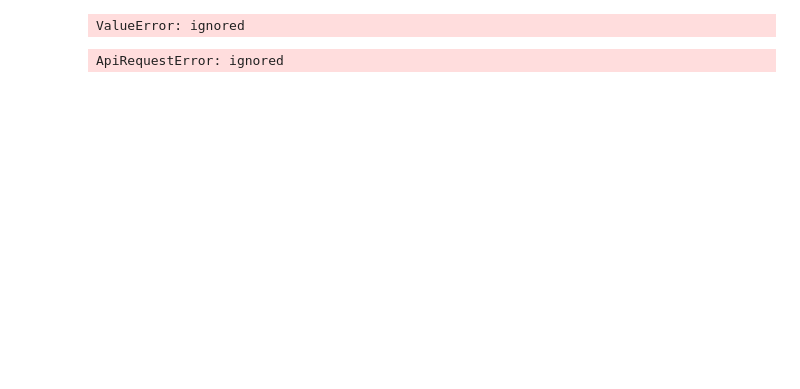
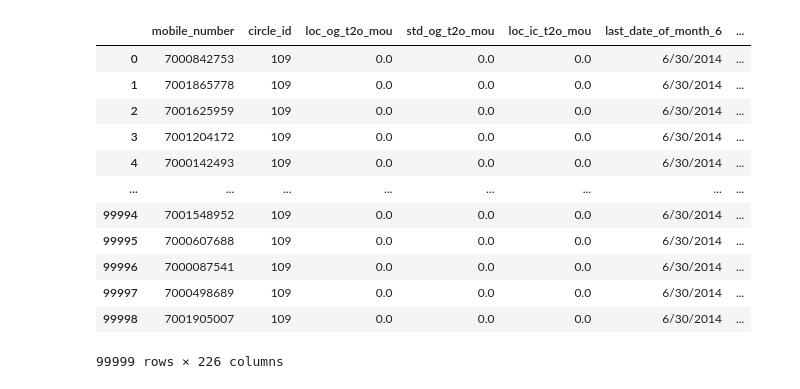
Before and after one commit to CatchGem/Telecom-Churn, a Jupyter notebook: Telecum_Churn_Case_study.ipynb, the cells around one changed output. Drawn from its saved outputs; the diff is of its cells as text; code cells hidden in the pictures; blank space fills up the shorter version.

```diff
--- a/Telecum_Churn_Case_study.ipynb
+++ b/Telecum_Churn_Case_study.ipynb
@@ -23,13 +12,0 @@ drive = GoogleDrive(gauth)
-# %%
-link='https://drive.google.com/file/d/1TaR2fWc2lfej--UjvkQlMhv7RATnWftM/view?usp=sharing'
-fluff, id = '1TaR2fWc2lfej--UjvkQlMhv7RATnWftM'
-print (id)
-# %% [output]
-ValueError: ignored
-# %%
-downloaded = drive.CreateFile({'id':id})
-downloaded.GetContentFile('Filename.csv')
-df3 = pd.read_csv('Filename.csv')
-# Dataset is now stored in a Pandas Dataframe
-# %% [output]
-ApiRequestError: ignored
@@ -36,3 +18,18 @@ ApiRequestError: ignored
 # %%
-churn=pd.read_csv("C:\\Users\\dell\\Downloads\\telecom_churn_data.csv")
-churn.head()
+df=pd.read_csv('telecom_churn_data.csv')
+# %%
+df
+# %% [output]
+|  | mobile_number | circle_id | loc_og_t2o_mou | std_og_t2o_mou | loc_ic_t2o_mou | last_date_of_month_6 | ... |
+| 0 | 7000842753 | 109 | 0.0 | 0.0 | 0.0 | 6/30/2014 | ... |
+| 1 | 7001865778 | 109 | 0.0 | 0.0 | 0.0 | 6/30/2014 | ... |
+| 2 | 7001625959 | 109 | 0.0 | 0.0 | 0.0 | 6/30/2014 | ... |
+| 3 | 7001204172 | 109 | 0.0 | 0.0 | 0.0 | 6/30/2014 | ... |
+| 4 | 7000142493 | 109 | 0.0 | 0.0 | 0.0 | 6/30/2014 | ... |
+| ... | ... | ... | ... | ... | ... | ... | ... |
+| 99994 | 7001548952 | 109 | 0.0 | 0.0 | 0.0 | 6/30/2014 | ... |
+| 99995 | 7000607688 | 109 | 0.0 | 0.0 | 0.0 | 6/30/2014 | ... |
+| 99996 | 7000087541 | 109 | 0.0 | 0.0 | 0.0 | 6/30/2014 | ... |
+| 99997 | 7000498689 | 109 | 0.0 | 0.0 | 0.0 | 6/30/2014 | ... |
+| 99998 | 7001905007 | 109 | 0.0 | 0.0 | 0.0 | 6/30/2014 | ... |
+99999 rows × 226 columns
```
Also changed, not shown: parts of 2 cells of this notebook.
